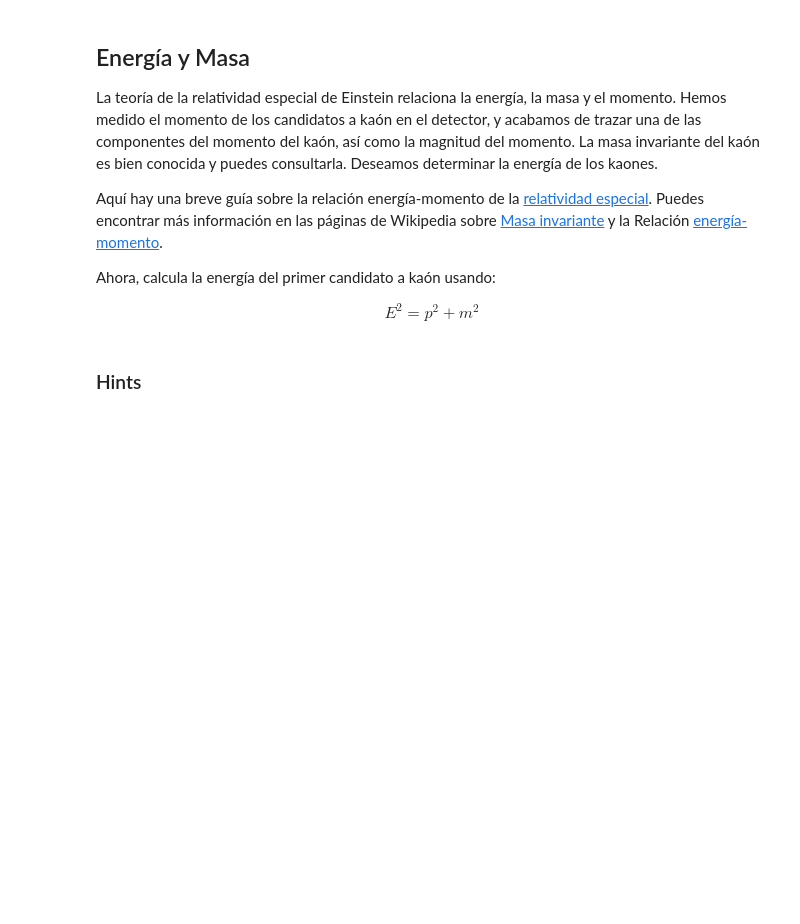
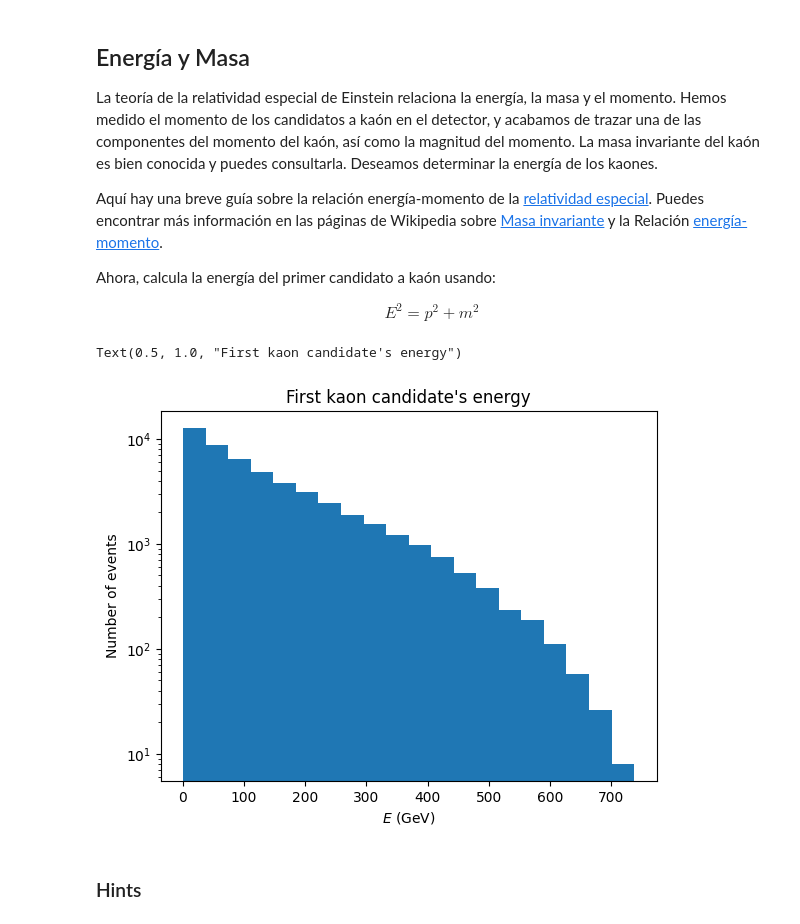
Before and after one commit to MASilva139/LHCb-Open-Data, a Jupyter notebook: opendata-project-1.2/LCHb_ODP_PWF_WR.ipynb, the cells around one changed output. Saved outputs shown, nothing was run; the diff lists cells and outputs as text; code cells hidden in the pictures; blank space fills up the shorter version.

```diff
--- a/opendata-project-1.2/LCHb_ODP_PWF_WR.ipynb
+++ b/opendata-project-1.2/LCHb_ODP_PWF_WR.ipynb
@@ -111,8 +177,18 @@ Ahora, calcula la energía del primer candidato a kaón usando:
 <center> $E^2 = p^2 + m^2$ </center>
 # %%
 # calculate the energy of the first kaon
+mKaon = 0.493 #GeV
+h1E = numpy.sqrt(h1p*h1p+mKaon*mKaon)
 # %%
 # plot a histogram of this variable
+plt.hist(h1E,20,[h1E.min(),h1E.max()])
+plt.xlabel(r'$E$ (GeV)')
+plt.ylabel('Number of events')
+plt.yscale('log')
+plt.title("First kaon candidate's energy")
+# %% [output]
+Text(0.5, 1.0, "First kaon candidate's energy")
+[figure, added]
 # %% [markdown]
 ### Hints
 # %% [markdown]
```
Also changed, not shown: parts of 59 cells of this notebook, 33 other files.
